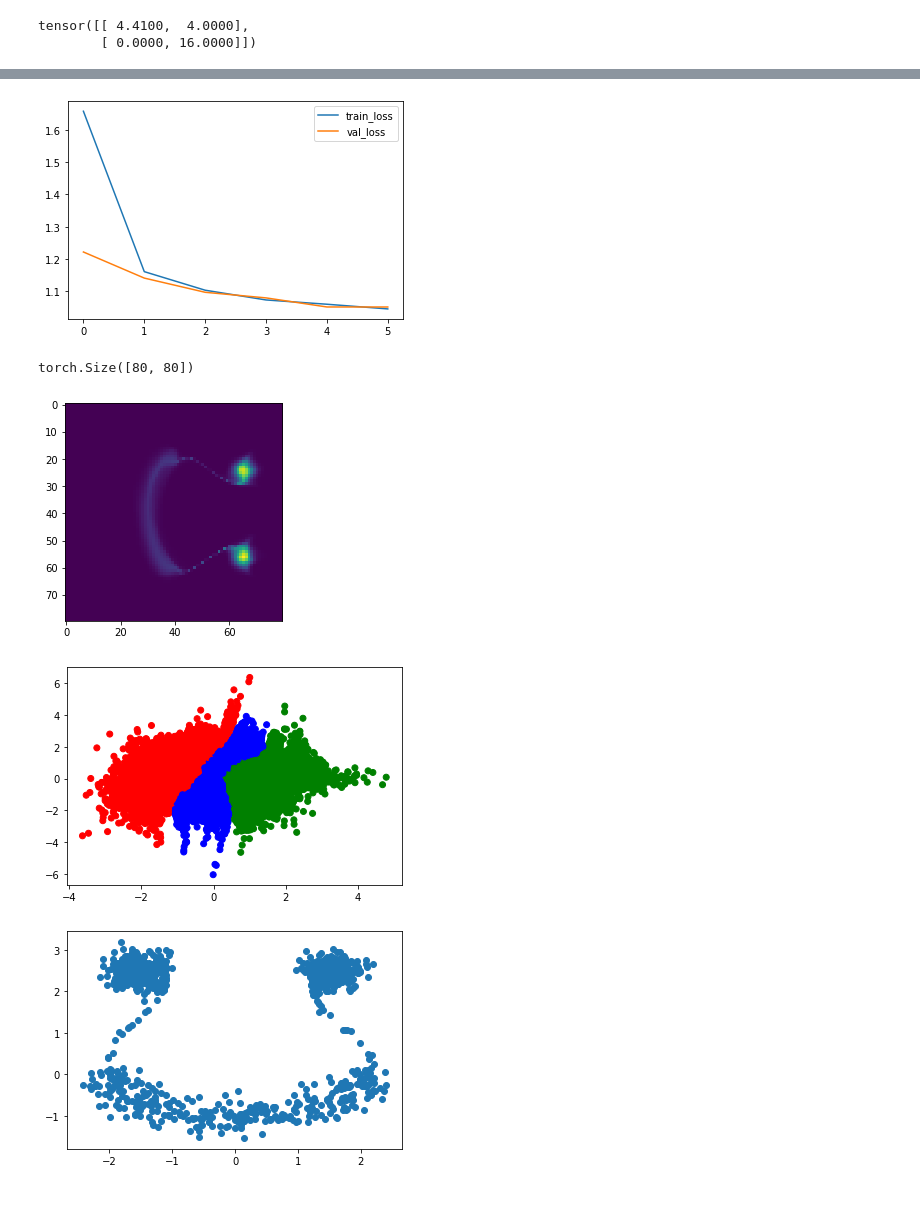
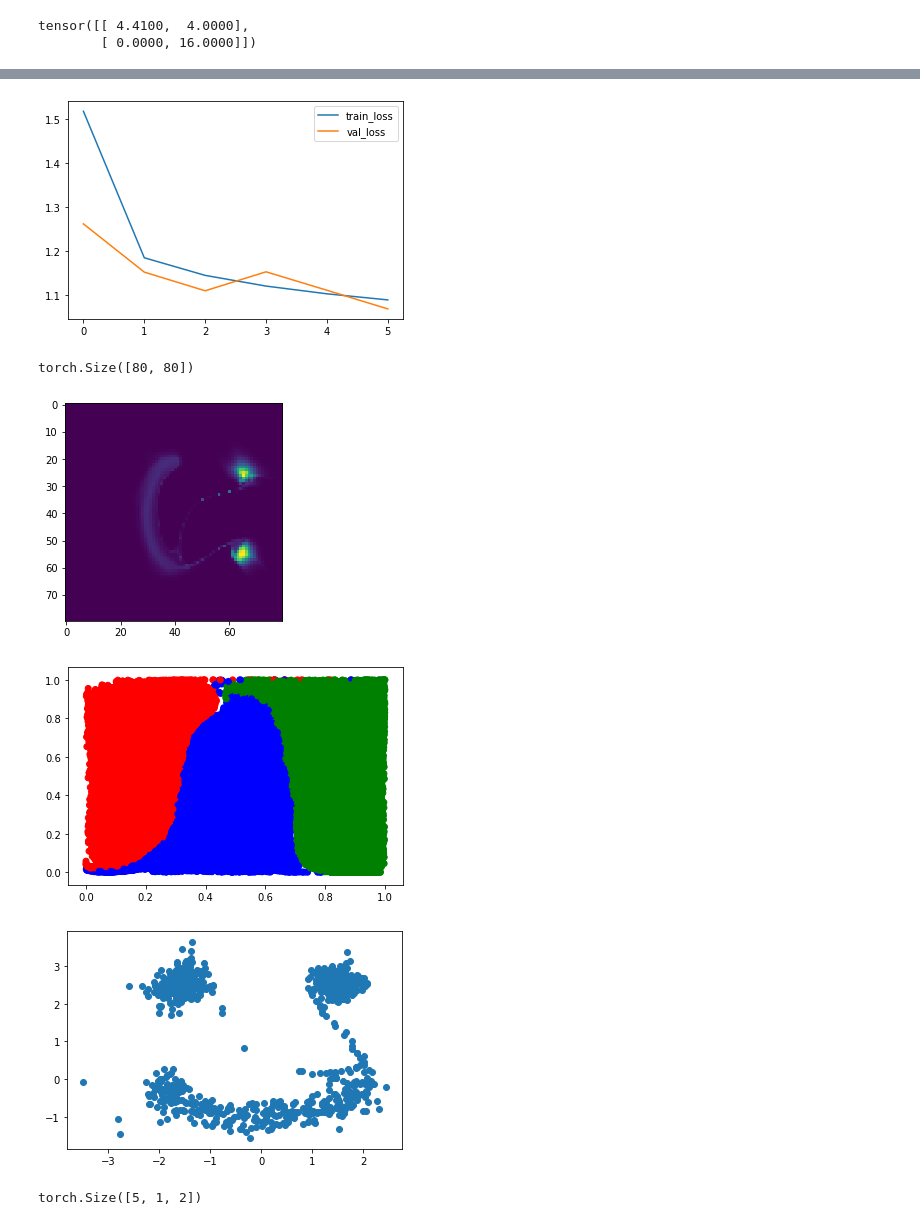
Before and after one commit to RamSaw/deep-unsupervised-learning, a Jupyter notebook: HW_02_T_01.ipynb, the cells around one changed output, grey strips where cells are left out. Saved outputs shown, nothing was run; the diff lists cells and outputs as text; code cells hidden in the pictures.

Commit message:
Added Uniform and Sigmoid.

```diff
--- a/HW_02_T_01.ipynb
+++ b/HW_02_T_01.ipynb
@@ -302,21 +304,18 @@ class RealNVP(nn.Module):
 
         get_s_model = lambda: nn.Sequential(
             nn.Linear(2, 256),
-            nn.ReLU(),
-            nn.Linear(256, 256),
-            nn.ReLU(),
+            nn.LeakyReLU(),
             nn.Linear(256, 2),
             nn.Tanh()
         )
         get_t_model = lambda: nn.Sequential(
             nn.Linear(2, 256),
-            nn.ReLU(),
-            nn.Linear(256, 256),
-            nn.ReLU(),
-            nn.Linear(256, 2)
+            nn.LeakyReLU(),
+            nn.Linear(256, 2),
+            nn.Tanh()
         )
 
-        self.prior = MultivariateNormal(torch.zeros(2), torch.eye(2))
+        self.prior = Uniform(torch.tensor(0.0), torch.tensor(1.0))
         self.sigmoid = nn.Sigmoid()
         self.mask = nn.Parameter(
             torch.from_numpy(np.array([[0, 1], [1, 0]] * k).astype(np.float32)),
@@ -330,7 +329,7 @@ class RealNVP(nn.Module):
 
     def reverse_f(self, z):
         x = z
-        #logit(y) = torch.log(p/(1-p))
+        x = torch.log(x / (1 - x))
         for i in reversed(range(len(self.t))):
             x_ = self.mask[i] * x
             flipped_mask = self.flip_mask(self.mask[i])
@@ -342,9 +341,6 @@ class RealNVP(nn.Module):
     def f(self, x):
         log_det_J = x.new_zeros(x.shape[0])
         z = x
-        # with sigmoid results are worse and gradient descent is very unstable
-        # z = self.sigmoid(x)
-        # log_det_J += torch.log((torch.exp(-x) / torch.pow(1 + torch.exp(-x), 2))).sum(dim=1)
         for i in range(len(self.t)):
             z_ = self.mask[i] * z
             flipped_mask = self.flip_mask(self.mask[i])
@@ -352,28 +348,30 @@ class RealNVP(nn.Module):
             t = self.t[i](z_) * flipped_mask
             z = z_ + flipped_mask * (z * torch.exp(s) + t)
             log_det_J += s.sum(dim=1)
+        log_det_J += torch.log((torch.exp(-z) / torch.pow(1 + torch.exp(-z), 2))).sum(dim=1)
+        z = self.sigmoid(z)
         return z, log_det_J
+
 
     def log_prob(self,x):
         z, logp = self.f(x)
-        return self.prior.log_prob(z) + logp
-        # return logp doesn't work, loss = nan, but this is the case for uniform distribution
+        return logp
 
     def loss(self, x):
         return -(self.log_prob(x) / np.log(2) / 2).mean()
 
     def sample(self, batchSize):
-        z = self.prior.sample((batchSize, 1))
+        z = self.prior.sample((batchSize, 1, 2))
         x = self.reverse_f(z)
         return x
 # %%
-K_NVP = 6
+K_NVP = 8
 TRAIN_BATCH_SIZE_NVP = 256
 TEST_BATCH_SIZE_NVP = 256
 EPOCHS_CNT_NVP = 6
 # %%
 REAL_NVP = RealNVP(K_NVP)
-TRAIN_LOSSES, VAL_LOSSES = train(REAL_NVP, TRAIN_BATCH_SIZE_NVP, TEST_BATCH_SIZE_NVP, EPOCHS_CNT_NVP, lr=1e-4)
+TRAIN_LOSSES, VAL_LOSSES = train(REAL_NVP, TRAIN_BATCH_SIZE_NVP, TEST_BATCH_SIZE_NVP, EPOCHS_CNT_NVP, lr=1e-3)
 plot_losses(TRAIN_LOSSES, VAL_LOSSES)
 # %% [output]
 [interactive output not drawn]
@@ -391,4 +389,4 @@ Epoch 5: loss 1.0452052354812622 val_loss 1.0511445999145508
-[figure, old version]
+[figure, new version]
 # %%
 def draw_dist_REAL_NVP(model):
     space = np.arange(-4, 4, 0.1)
@@ -410,7 +408,7 @@ def draw_dist_REAL_NVP(model):
 draw_dist_REAL_NVP(REAL_NVP)
 # %% [output]
 torch.Size([80, 80])
-[figure, old version]
+[figure, new version]
 # %%
 def draw_latent_space_REAL_NVP(model):
     z, _ = model.f(X_TRAIN)
@@ -420,7 +418,7 @@ def draw_latent_space_REAL_NVP(model):
 # %%
 draw_latent_space_REAL_NVP(REAL_NVP)
 # %% [output]
-[figure, old version]
+[figure, new version]
 # %%
 def display_samples_REAL_NVP(model, n):
     x = model.sample(n)
@@ -430,4 +428,8 @@ def display_samples_REAL_NVP(model, n):
 # %%
 display_samples_REAL_NVP(REAL_NVP, 1000)
 # %% [output]
-[figure, old version]
+[figure, new version]
+# %%
+MultivariateNormal(torch.zeros(2), torch.eye(2)).sample((5, 1)).shape
+# %% [output]
+torch.Size([5, 1, 2])
```
Also changed, not shown: parts of 4 cells of this notebook.
